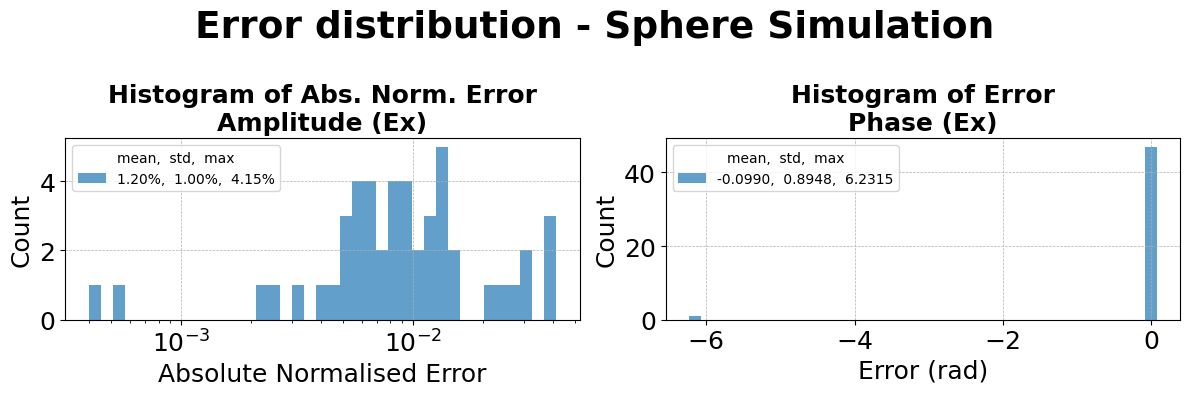
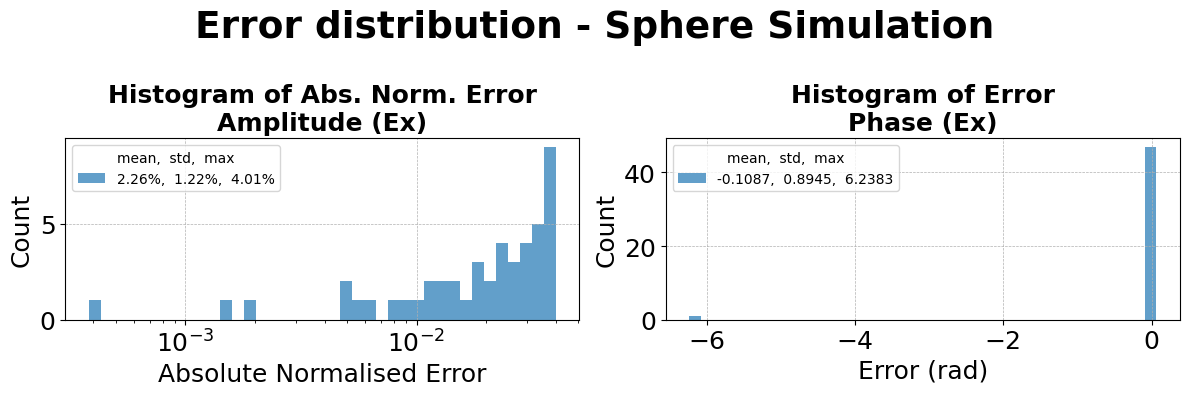
The change to this notebook cell's code, shown as a diff; its figure went from the first image to the second:
--- before
+++ after
@@ -1 +1 @@
-ErrorHistogramPlot([ef_hs_norm], reference=mie_norm).plot(suptitle='Error distribution - Sphere Simulation')
+ErrorHistogramPlot([ef_s_hs_norm], reference=mie_norm).plot(suptitle='Error distribution - Sphere Simulation')

Commit: Finalize 01 and 02?